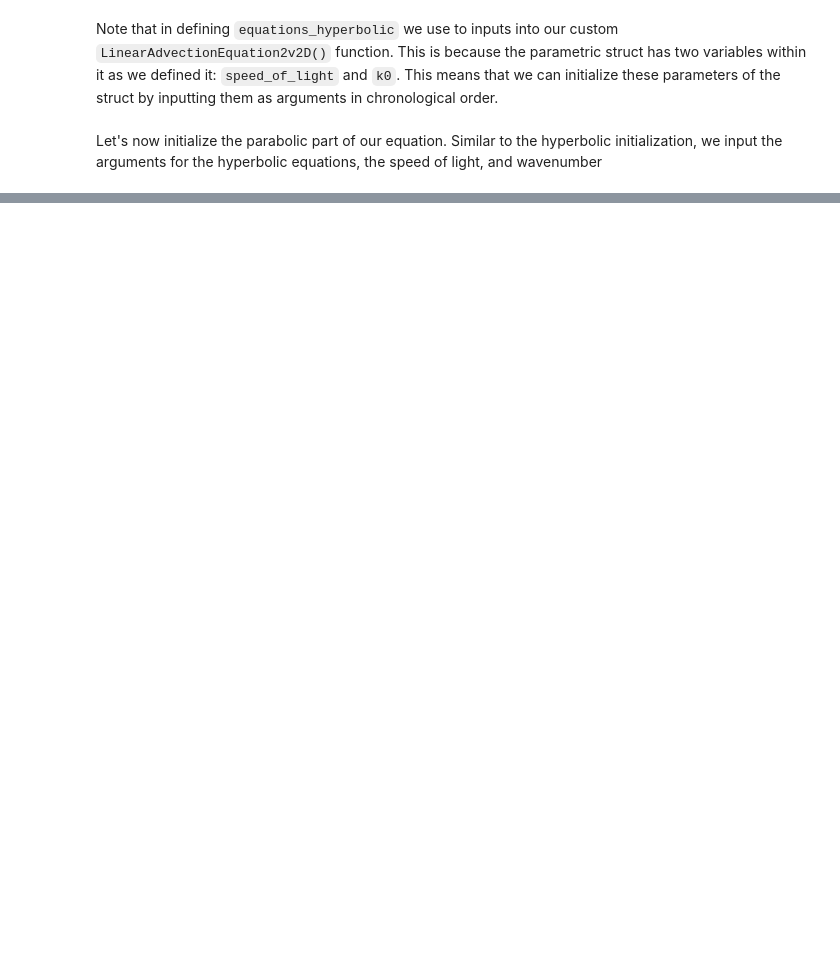
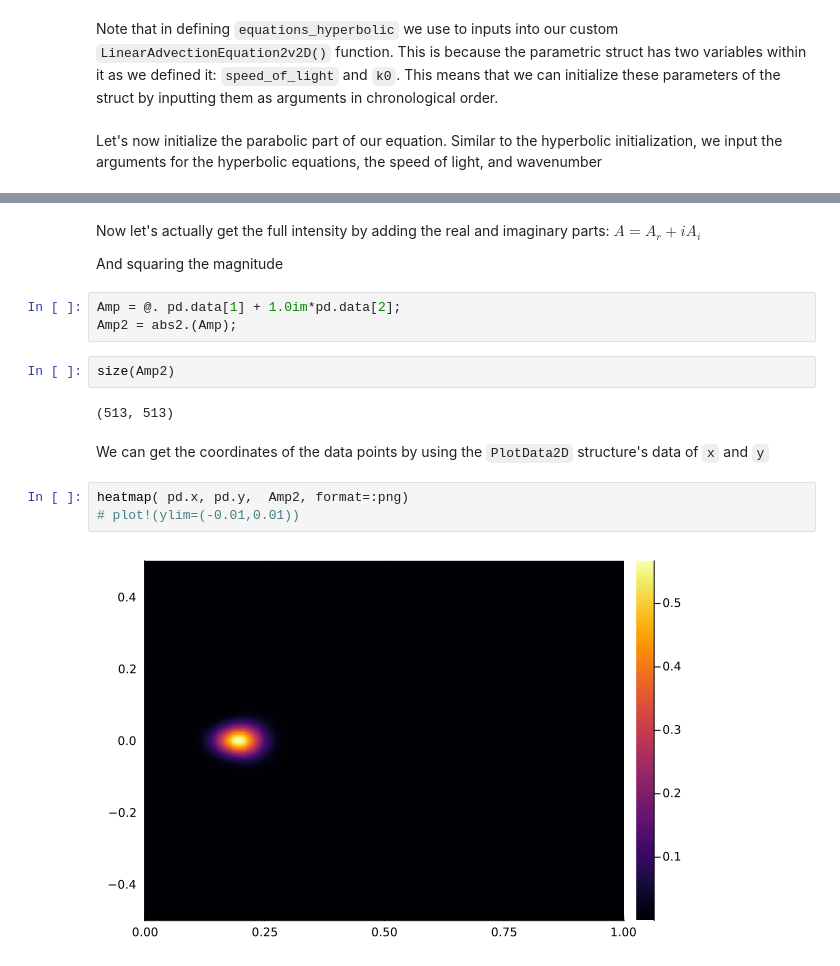
Before and after one commit to erny123/TRIXIExamples, a Jupyter notebook: TRIXI-SVEA-Nonlinear-Kerr.ipynb, the cells around one changed output, grey strips where cells are left out. Saved outputs shown, nothing was run; the diff lists cells and outputs as text; blank space fills up the shorter version.

```diff
--- a/TRIXI-SVEA-Nonlinear-Kerr.ipynb
+++ b/TRIXI-SVEA-Nonlinear-Kerr.ipynb
@@ -629,0 +1239,18 @@ equations_parabolic = ConstantAnisotropicDiffusion2D(equations_hyperbolic, cnorm
+# %% [markdown]
+Now let's actually get the full intensity by adding the real and imaginary parts: $A = A_{r} + i A_{i}$
+
+And squaring the magnitude
+# %%
+Amp = @. pd.data[1] + 1.0im*pd.data[2];
+Amp2 = abs2.(Amp);
+# %%
+size(Amp2)
+# %% [output]
+(513, 513)
+# %% [markdown]
+We can get the coordinates of the data points by using the `PlotData2D` structure's data of `x` and `y`
+# %%
+heatmap( pd.x, pd.y,  Amp2, format=:png)
+# plot!(ylim=(-0.01,0.01))
+# %% [output]
+[figure, added]
```
Also changed, not shown: parts of 107 cells of this notebook.
